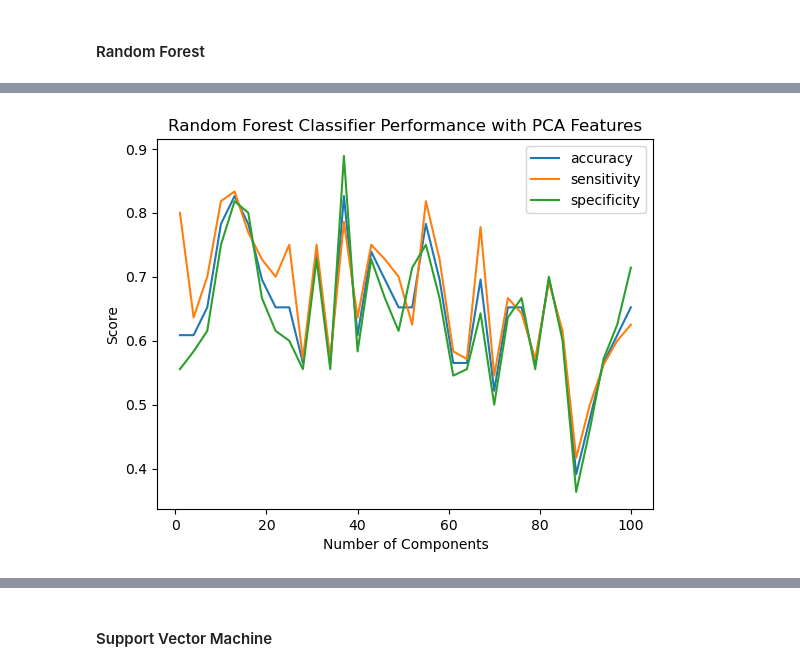
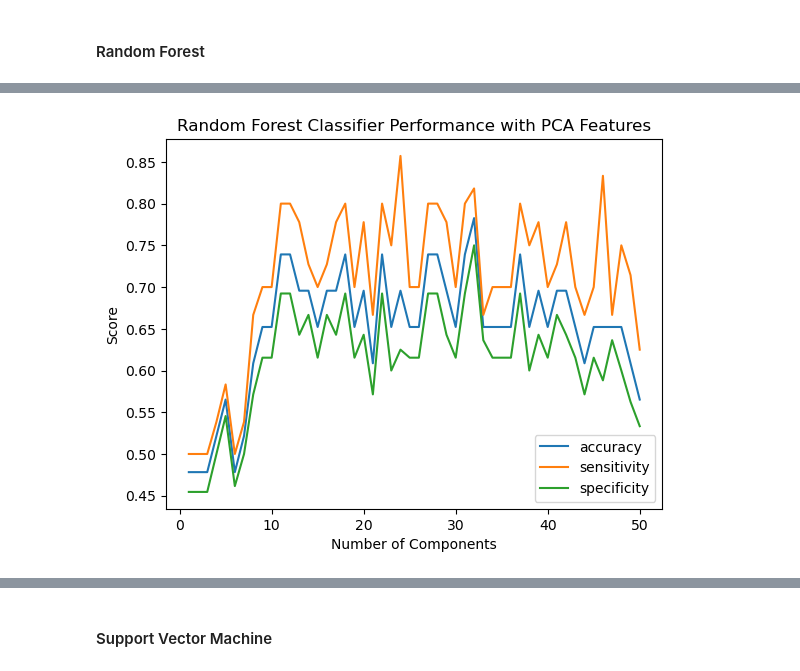
Before and after one commit to jolinevb/Lipo_ML, a Jupyter notebook: assignment.ipynb, the cells around one changed output, grey strips where cells are left out. Drawn from its saved outputs; the diff is of its cells as text; code cells hidden in the pictures.

```diff
--- a/assignment.ipynb
+++ b/assignment.ipynb
@@ -726,41 +625,47 @@ ExecutableNotFound: failed to execute WindowsPath('dot'), make sure the Graphviz
 # %%
-accuracy = []
-precision = []
-recall = []
-tree = []
-for components in range(1, 101, 3):
-    pca = PCA(n_components=components)  # Keep 95% of variance
-    pca_transform = pca.fit_transform(data[data.columns[1:]])
-    data_pca = pd.DataFrame(data=pca_transform, columns=[f'PC{i+1}' for i in range(pca_transform.shape[1])])
-    data_pca['label'] = data['label'].values  # Add the label column back to the PCA DataFrame
+def pca_feature_selection(data, model_test):
+    accuracy = []
+    precision = []
+    recall = []
+    added_scores = []
+    for components in range(1, 51, 1):
+        pca = PCA(n_components=components)
+        pca_transform = pca.fit_transform(data.drop(columns='label'))
+        data_pca = pd.DataFrame(data=pca_transform, columns=[f'PC{i+1}' for i in range(pca_transform.shape[1])])
+        data_pca['label'] = data['label'].values
 
-    data_lipoma_pca = data_pca[data_pca['label'] == 'lipoma']
-    data_liposarcoma_pca = data_pca[data_pca['label'] == 'liposarcoma']
+        data_lipoma_pca = data_pca[data_pca['label'] == 'lipoma']
+        data_liposarcoma_pca = data_pca[data_pca['label'] == 'liposarcoma']
 
-    split_lipoma_pca = split_data(data_lipoma_pca, 0.8)
-    split_liposarcoma_pca = split_data(data_liposarcoma_pca, 0.8)
-    features_train, features_test, label_train, label_test = [
-    pd.concat([x, y]) for x, y in zip(split_lipoma_pca, split_liposarcoma_pca)
-    ]
+        split_lipoma_pca = split_data(data_lipoma_pca)
+        split_liposarcoma_pca = split_data(data_liposarcoma_pca)
+        features_train, features_test, label_train, label_test = [
+        pd.concat([x, y]) for x, y in zip(split_lipoma_pca, split_liposarcoma_pca)
+        ]
 
-    model_test = RandomForestClassifier(min_samples_leaf=5, random_state=42, n_estimators=20)
-    model_test.fit(features_train, label_train)
-    label_pred = model_test.predict(features_test)
-    accuracy.append(accuracy_score(label_test, label_pred))
-    precision.append(precision_score(label_test, label_pred, pos_label='liposarcoma'))
-    recall.append(precision_score(label_test, label_pred, pos_label='lipoma'))
-    #print(f"Components: {components}, Accuracy: {accuracy:.4f}, Sensitivity: {precision:.4f}, Specificity: {recall:.4f}")
+        model_test.fit(features_train, label_train)
+        label_pred = model_test.predict(features_test)
+        acc = accuracy_score(label_test, label_pred)
+        sen = precision_score(label_test, label_pred, pos_label='liposarcoma')
+        spe = precision_score(label_test, label_pred, pos_label='lipoma')
+        accuracy.append(acc)
+        precision.append(sen)
+        recall.append(spe)
+        added_scores.append(acc+sen+spe)
+    return added_scores, accuracy, precision, recall
 
 # Plot components vs accuracy, precision and recall in 1 figure
+model = RandomForestClassifier(min_samples_leaf=5, random_state=42, n_estimators=100, max_depth=10)
+add_scores, accuracy, precision, recall = pca_feature_selection(data, model)
 fig, axis = plt.subplots()
-axis.plot(range(1, 101, 3), accuracy, label='accuracy')
-axis.plot(range(1, 101, 3), precision, label='sensitivity')
-axis.plot(range(1, 101, 3), recall, label='specificity')
+axis.plot(range(1, 51, 1), accuracy, label='accuracy')
+axis.plot(range(1, 51, 1), precision, label='sensitivity')
+axis.plot(range(1, 51, 1), recall, label='specificity')
 plt.xlabel('Number of Components')
 plt.ylabel('Score')
 plt.title('Random Forest Classifier Performance with PCA Features')
 plt.legend()
 plt.show()
 # %% [output]
-[figure, old version]
+[figure, new version]
 # %%
```
Also changed, not shown: parts of 19 cells of this notebook.
